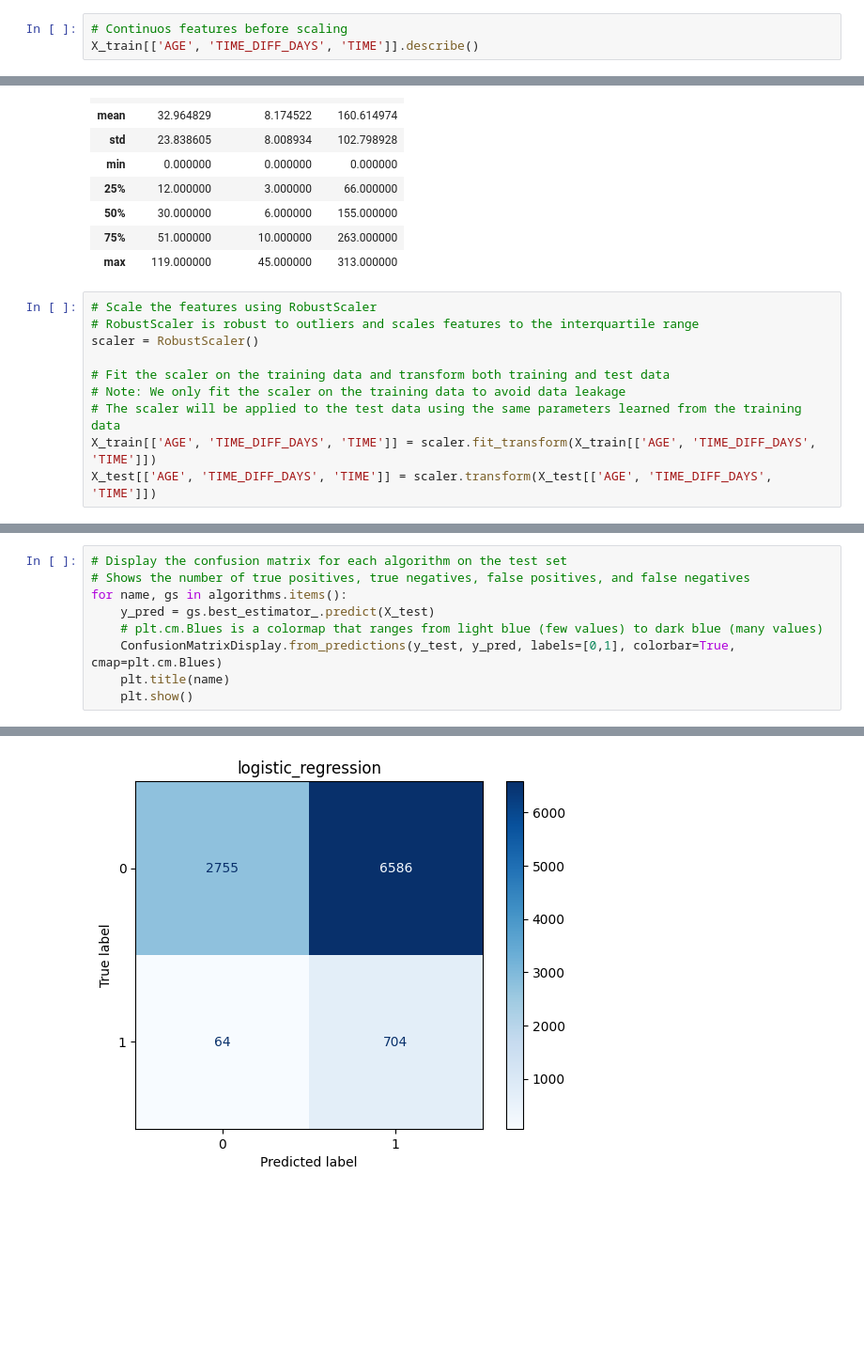
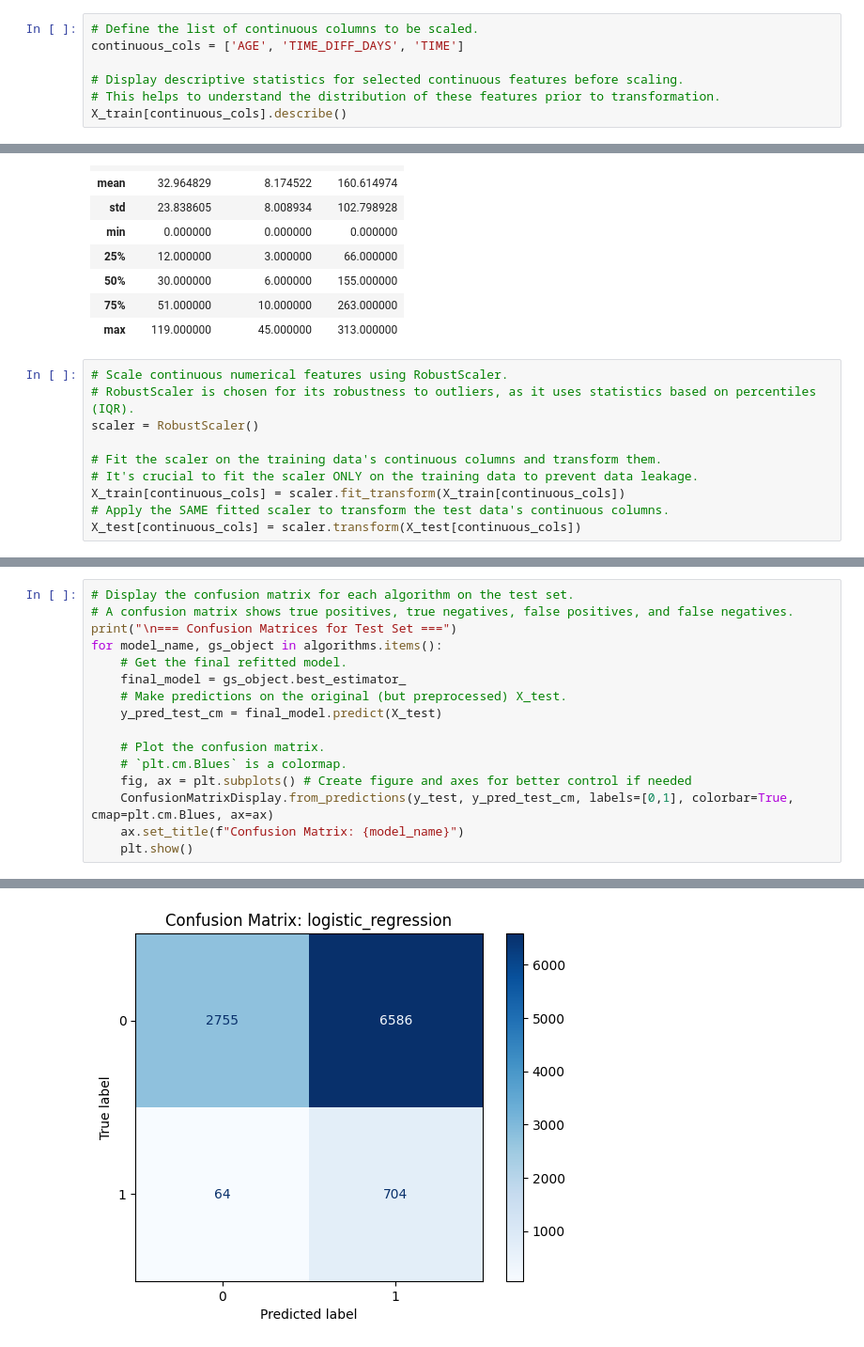
Before and after one commit to PietroGolfeto/DataSUS-Chikungunya-ML, a Jupyter notebook: part-2-training/training.ipynb, the cells around one changed output, grey strips where cells are left out. Shown: that part at 94% size. Drawn from its saved outputs; the diff is of its cells as text; blank space fills up the shorter version.

Commit message:
Refactor training and fairness code

```diff
--- a/part-2-training/training.ipynb
+++ b/part-2-training/training.ipynb
@@ -160,6 +214,10 @@ Removed 239 outliers from TIME_DIFF_DAYS > 45
 # %%
-# Continuos features before scaling
-X_train[['AGE', 'TIME_DIFF_DAYS', 'TIME']].describe()
+# Define the list of continuous columns to be scaled.
+continuous_cols = ['AGE', 'TIME_DIFF_DAYS', 'TIME']
+
+# Display descriptive statistics for selected continuous features before scaling.
+# This helps to understand the distribution of these features prior to transformation.
+X_train[continuous_cols].describe()
 # %% [output]
 |  | AGE | TIME_DIFF_DAYS | TIME |
 | count | 20983.000000 | 20983.000000 | 20983.000000 |
@@ -171,12 +229,12 @@ X_train[['AGE', 'TIME_DIFF_DAYS', 'TIME']].describe()
 | 75% | 51.000000 | 10.000000 | 263.000000 |
 | max | 119.000000 | 45.000000 | 313.000000 |
 # %%
-# Scale the features using RobustScaler
-# RobustScaler is robust to outliers and scales features to the interquartile range
+# Scale continuous numerical features using RobustScaler.
+# RobustScaler is chosen for its robustness to outliers, as it uses statistics based on percentiles (IQR).
 scaler = RobustScaler()
 
-# Fit the scaler on the training data and transform both training and test data
-# Note: We only fit the scaler on the training data to avoid data leakage
-# The scaler will be applied to the test data using the same parameters learned from the training data
-X_train[['AGE', 'TIME_DIFF_DAYS', 'TIME']] = scaler.fit_transform(X_train[['AGE', 'TIME_DIFF_DAYS', 'TIME']])
-X_test[['AGE', 'TIME_DIFF_DAYS', 'TIME']] = scaler.transform(X_test[['AGE', 'TIME_DIFF_DAYS', 'TIME']])
+# Fit the scaler on the training data's continuous columns and transform them.
+# It's crucial to fit the scaler ONLY on the training data to prevent data leakage.
+X_train[continuous_cols] = scaler.fit_transform(X_train[continuous_cols])
+# Apply the SAME fitted scaler to transform the test data's continuous columns.
+X_test[continuous_cols] = scaler.transform(X_test[continuous_cols])
@@ -555,10 +718,17 @@ display(results_test)
 # %%
-# Display the confusion matrix for each algorithm on the test set
-# Shows the number of true positives, true negatives, false positives, and false negatives
-for name, gs in algorithms.items():
-    y_pred = gs.best_estimator_.predict(X_test)
-    # plt.cm.Blues is a colormap that ranges from light blue (few values) to dark blue (many values)
-    ConfusionMatrixDisplay.from_predictions(y_test, y_pred, labels=[0,1], colorbar=True, cmap=plt.cm.Blues)
-    plt.title(name)
+# Display the confusion matrix for each algorithm on the test set.
+# A confusion matrix shows true positives, true negatives, false positives, and false negatives.
+print("\n=== Confusion Matrices for Test Set ===")
+for model_name, gs_object in algorithms.items():
+    # Get the final refitted model.
+    final_model = gs_object.best_estimator_
+    # Make predictions on the original (but preprocessed) X_test.
+    y_pred_test_cm = final_model.predict(X_test)
+
+    # Plot the confusion matrix.
+    # `plt.cm.Blues` is a colormap.
+    fig, ax = plt.subplots() # Create figure and axes for better control if needed
+    ConfusionMatrixDisplay.from_predictions(y_test, y_pred_test_cm, labels=[0,1], colorbar=True, cmap=plt.cm.Blues, ax=ax)
+    ax.set_title(f"Confusion Matrix: {model_name}")
     plt.show()
 # %% [output]
@@ -566 +737 @@ for name, gs in algorithms.items():
-[figure, old version]
+[figure, new version]
```
Also changed, not shown: parts of 34 cells of this notebook, 8 other files.
